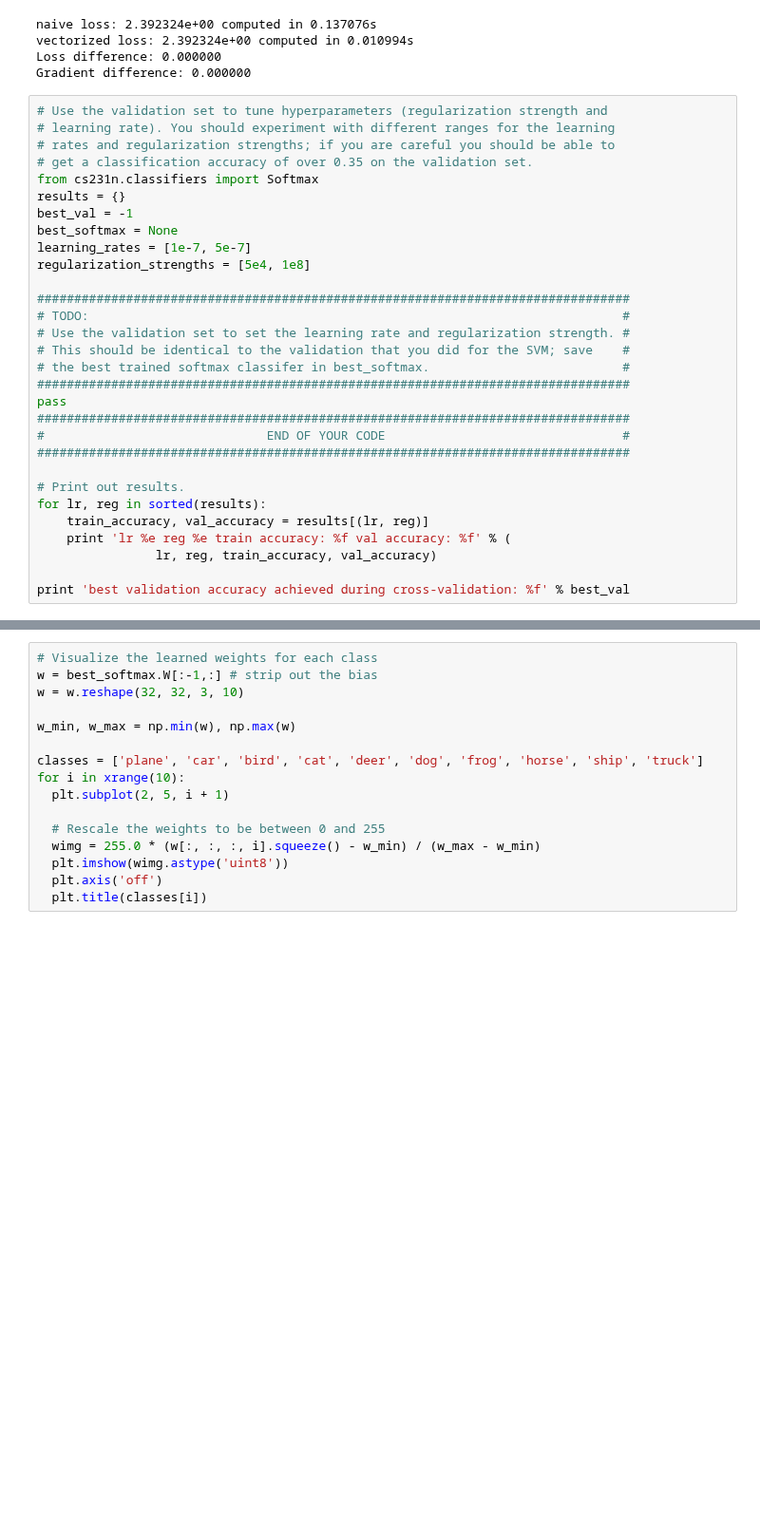
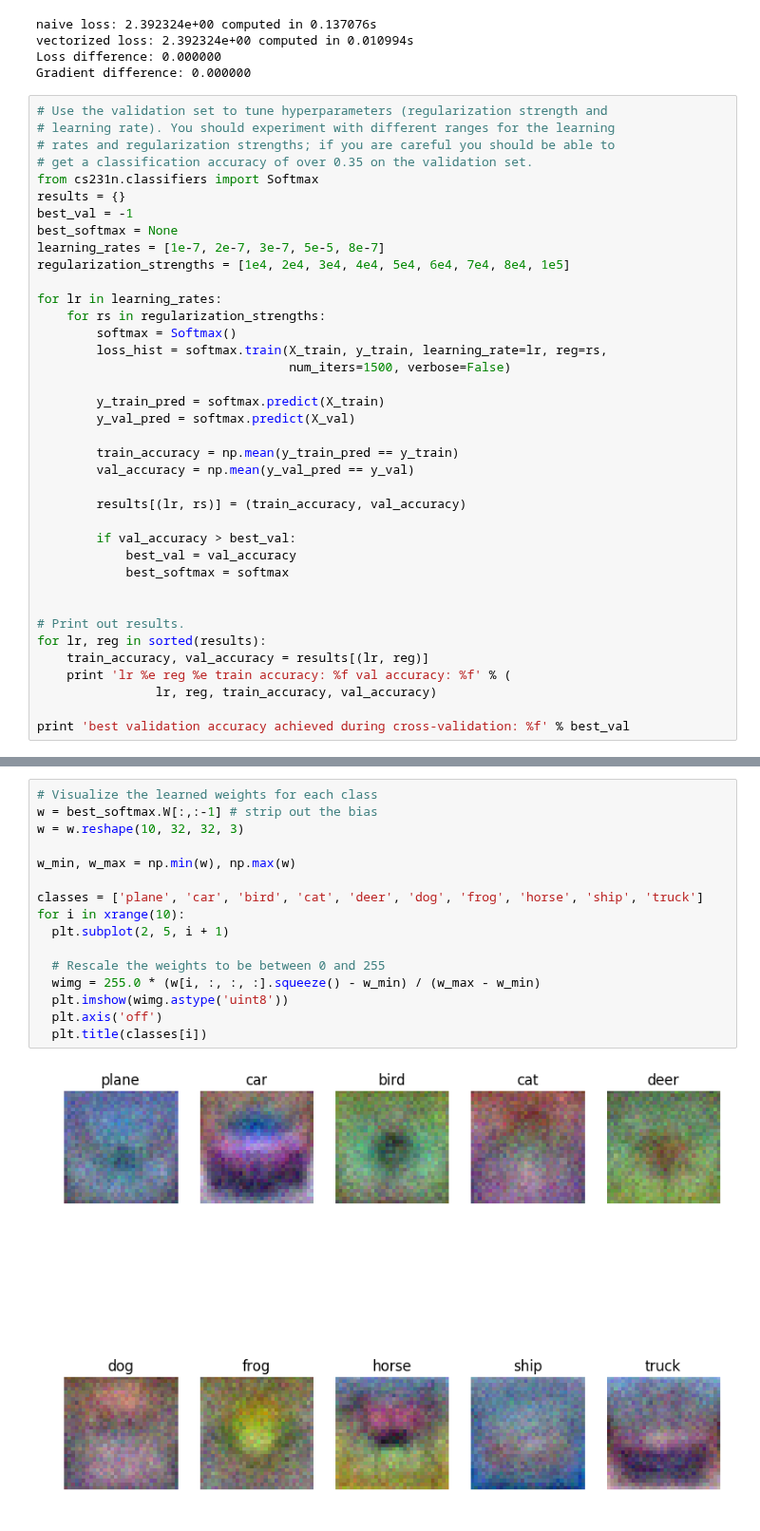
Before and after one commit to BetterCourses/cs231n-spring-2016, a Jupyter notebook: assignment1/3- softmax.ipynb, the cells around one changed output, grey strips where cells are left out. Shown at 95% size. Cells and saved outputs as stored; diff of their text form; blank space fills up the shorter version.

Commit message:
done softmax

```diff
--- a/assignment1/3- softmax.ipynb
+++ b/assignment1/3- softmax.ipynb
@@ -185,19 +185,27 @@ from cs231n.classifiers import Softmax
 results = {}
 best_val = -1
 best_softmax = None
-learning_rates = [1e-7, 5e-7]
-regularization_strengths = [5e4, 1e8]
+learning_rates = [1e-7, 2e-7, 3e-7, 5e-5, 8e-7]
+regularization_strengths = [1e4, 2e4, 3e4, 4e4, 5e4, 6e4, 7e4, 8e4, 1e5]
 
-################################################################################
-# TODO:                                                                        #
-# Use the validation set to set the learning rate and regularization strength. #
-# This should be identical to the validation that you did for the SVM; save    #
-# the best trained softmax classifer in best_softmax.                          #
-################################################################################
-pass
-################################################################################
-#                              END OF YOUR CODE                                #
-################################################################################
+for lr in learning_rates:
+    for rs in regularization_strengths:
+        softmax = Softmax()
+        loss_hist = softmax.train(X_train, y_train, learning_rate=lr, reg=rs,
+                                  num_iters=1500, verbose=False)
+
+        y_train_pred = softmax.predict(X_train)
+        y_val_pred = softmax.predict(X_val)
+
+        train_accuracy = np.mean(y_train_pred == y_train)
+        val_accuracy = np.mean(y_val_pred == y_val)
+
+        results[(lr, rs)] = (train_accuracy, val_accuracy)
+
+        if val_accuracy > best_val:
+            best_val = val_accuracy
+            best_softmax = softmax
+
 
 # Print out results.
 for lr, reg in sorted(results):
@@ -215,16 +243,18 @@ print 'softmax on raw pixels final test set accuracy: %f' % (test_accuracy, )
 # %%
 # Visualize the learned weights for each class
-w = best_softmax.W[:-1,:] # strip out the bias
-w = w.reshape(32, 32, 3, 10)
+w = best_softmax.W[:,:-1] # strip out the bias
+w = w.reshape(10, 32, 32, 3)
 
 w_min, w_max = np.min(w), np.max(w)
 
 classes = ['plane', 'car', 'bird', 'cat', 'deer', 'dog', 'frog', 'horse', 'ship', 'truck']
 for i in xrange(10):
   plt.subplot(2, 5, i + 1)
 
   # Rescale the weights to be between 0 and 255
-  wimg = 255.0 * (w[:, :, :, i].squeeze() - w_min) / (w_max - w_min)
+  wimg = 255.0 * (w[i, :, :, :].squeeze() - w_min) / (w_max - w_min)
   plt.imshow(wimg.astype('uint8'))
   plt.axis('off')
   plt.title(classes[i])
+# %% [output]
+[figure, added]
```
Also changed, not shown: parts of 2 cells of this notebook, 1 other file.
